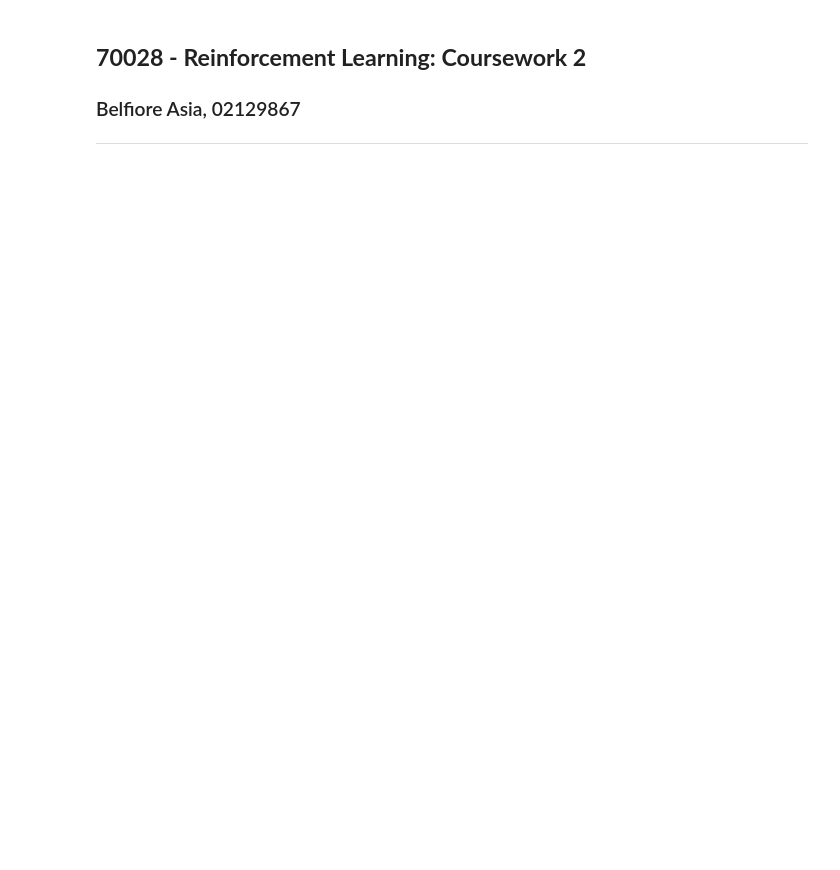
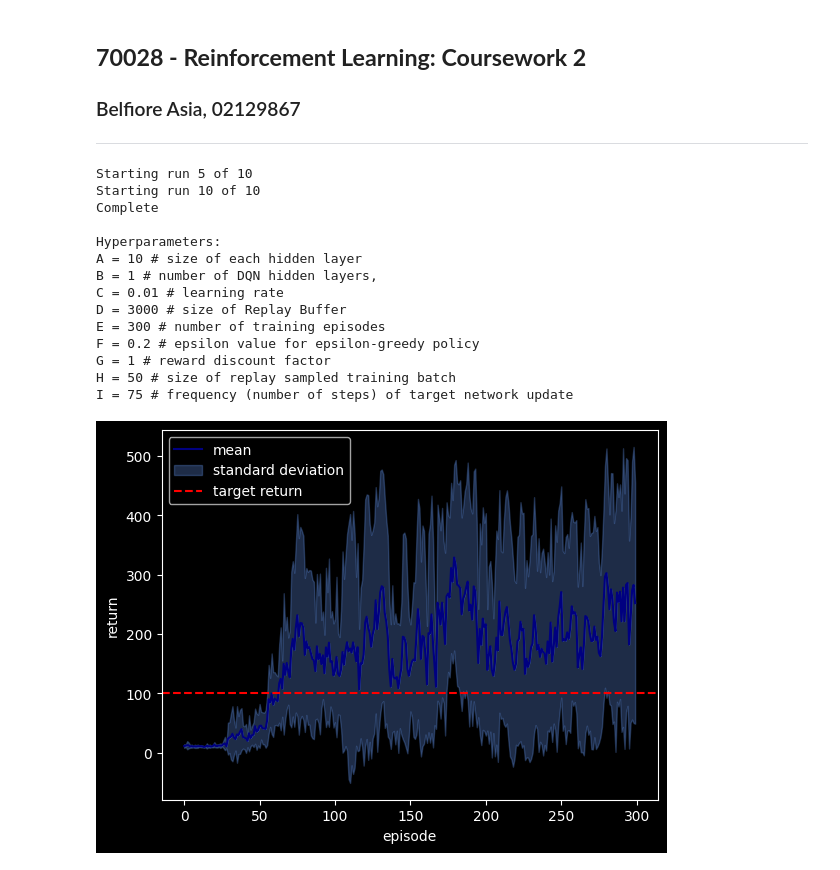
Before and after one commit to belfioreasia/Reinforcement-Learning, a Jupyter notebook: coursework2/coursework2.ipynb, the cells around one changed output. Saved outputs shown, nothing was run; the diff lists cells and outputs as text; code cells hidden in the pictures; blank space fills up the shorter version.

Commit message:
Initial hyperparameter tuning.

```diff
--- a/coursework2/coursework2.ipynb
+++ b/coursework2/coursework2.ipynb
@@ -31,14 +51,15 @@ runs_results = []
 
 env = gym.make('CartPole-v1')
 for run in range(NUM_RUNS):
-    print(f"Starting run {run+1} of {NUM_RUNS}")
+    if (run+1) % 5 == 0: print(f"Starting run {run+1} of {NUM_RUNS}")
     layers = [4] + [A]*B + [2]
     policy_net = DQN(layers)
     target_net = DQN(layers)
     update_target(target_net, policy_net)
     target_net.eval()
 
-    optimizer = optim.SGD(policy_net.parameters(), lr=C)
+    # optimizer = optim.SGD(policy_net.parameters(), lr=C)
+    optimizer = optim.Adam(policy_net.parameters(), lr=C)
     memory = ReplayBuffer(D)
 
     steps_done = 0
@@ -46,8 +67,8 @@ for run in range(NUM_RUNS):
     episode_durations = []
 
     for i_episode in range(E):
-        if (i_episode+1) % 50 == 0:
-            print("episode ", i_episode+1, "/", 300)
+        # if (i_episode+1) % 50 == 0:
+        #     print("episode ", i_episode+1, "/", 300)
 
         observation, info = env.reset()
         state = torch.tensor(observation).float()
@@ -59,35 +80,75 @@ for run in range(NUM_RUNS):
 
             # Select and perform an action
             action = epsilon_greedy(F, policy_net, state)
+            # action = epsilon_greedy_decay(F, DECAY_RATE, i_episode, policy_net, state)
 
             observation, reward, done, terminated, info = env.step(action)
             reward = torch.tensor([reward])/G
             action = torch.tensor([action])
             next_state = torch.tensor(observation).reshape(-1).float()
 
             memory.push([state, action, next_state, reward, torch.tensor([done])])
 
             # Move to the next state
             state = next_state
 
             # Perform one step of the optimization (on the policy network)
             if not len(memory.buffer) < H:
                 transitions = memory.sample(H)
                 state_batch, action_batch, nextstate_batch, reward_batch, dones = (torch.stack(x) for x in zip(*transitions))
                 # Compute loss
                 mse_loss = loss(policy_net, target_net, state_batch, action_batch, reward_batch, nextstate_batch, dones)
                 # Optimize the model
                 optimizer.zero_grad()
                 mse_loss.backward()
                 optimizer.step()
 
             if done or terminated:
                 episode_durations.append(t + 1)
             t += 1
             steps_done += 1
             # Update the target network, copying all weights and biases in DQN
             if steps_done % I == 0:
                 update_target(target_net, policy_net)
     runs_results.append(episode_durations)
 print('Complete')
+
+####
+
+# Plotting the learning curve
+# Placeholder plot, you are free to modify it
+
+# DELETE
+print_hyperparameters()
+
+num_episodes = len(runs_results[0])
+
+results = torch.tensor(runs_results)
+means = results.float().mean(0)
+stds = results.float().std(0)
+
+plt.plot(torch.arange(num_episodes), means, color='navy', label='mean')
+plt.ylabel("return")
+plt.xlabel("episode")
+plt.fill_between(np.arange(num_episodes), means, means+stds, alpha=0.3, color='cornflowerblue', label='standard deviation')
+plt.fill_between(np.arange(num_episodes), means, means-stds, alpha=0.3, color='cornflowerblue')
+plt.axhline(y = 100, color = 'r', linestyle = '--',label= "target return")
+plt.legend(loc='upper left')
+plt.show()
+# %% [output]
+Starting run 5 of 10
+Starting run 10 of 10
+Complete
+
+Hyperparameters:
+A = 10 # size of each hidden layer
+B = 1 # number of DQN hidden layers,
+C = 0.01 # learning rate
+D = 3000 # size of Replay Buffer
+E = 300 # number of training episodes
+F = 0.2 # epsilon value for epsilon-greedy policy
+G = 1 # reward discount factor
+H = 50 # size of replay sampled training batch
+I = 75 # frequency (number of steps) of target network update
+[figure, added]
 # %%
```
Also changed, not shown: parts of 5 cells of this notebook, 20 other files.
